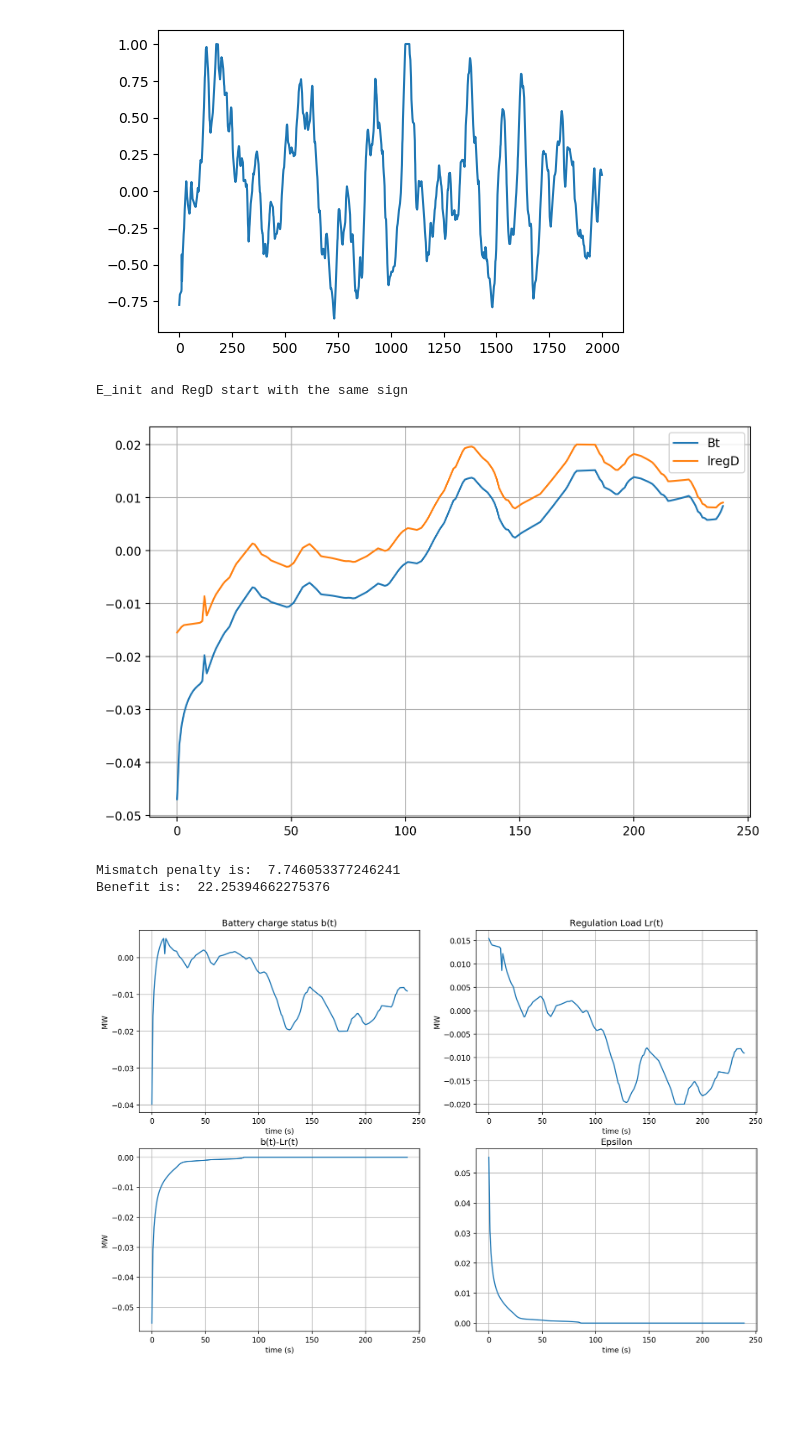
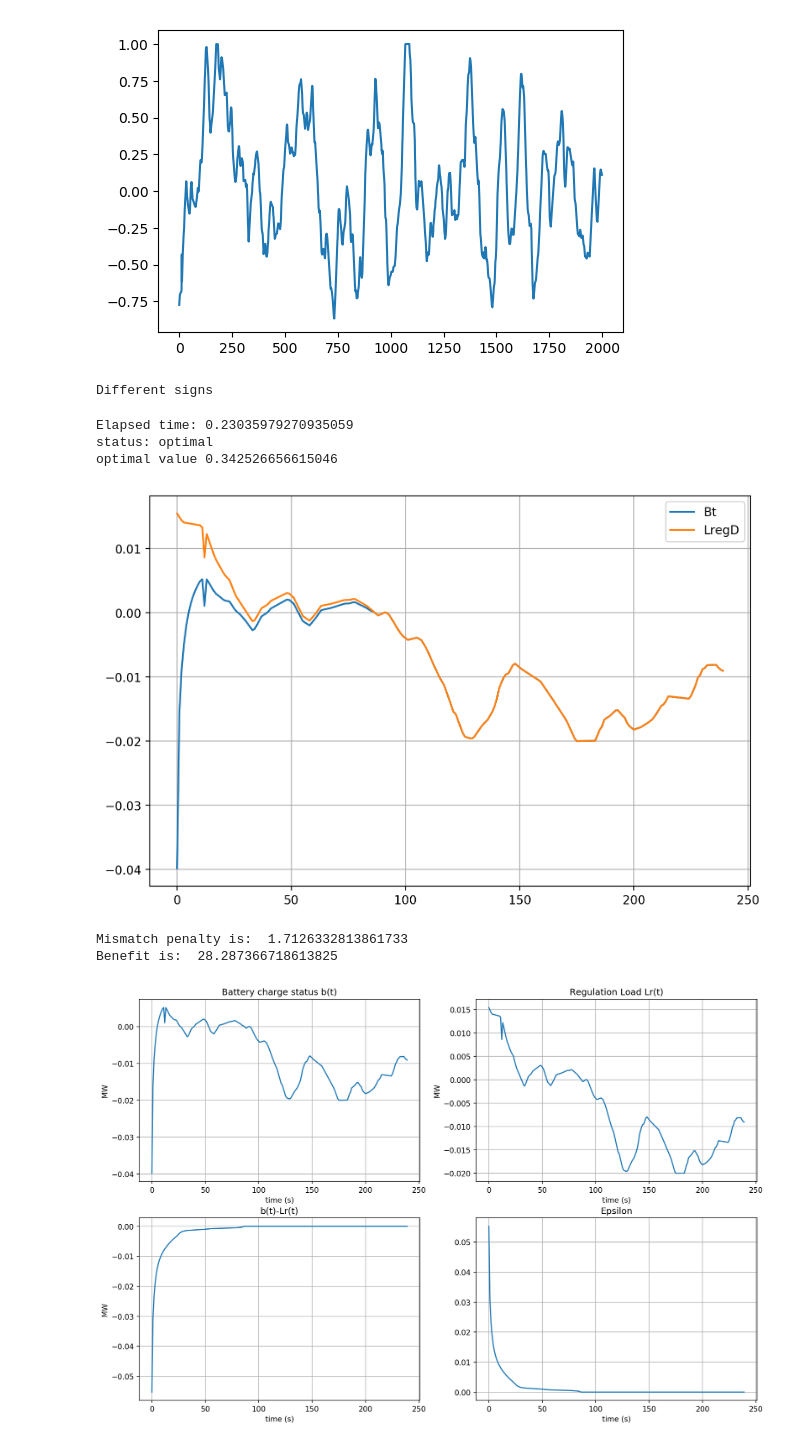
Before and after one commit to Thanosro/py_graphs, a Jupyter notebook: freq_regulation.ipynb, the cells around one changed output. Drawn from its saved outputs; the diff is of its cells as text; code cells hidden in the pictures; blank space fills up the shorter version.

Commit message:
2ble plot

```diff
--- a/freq_regulation.ipynb
+++ b/freq_regulation.ipynb
@@ -42,7 +42,7 @@ plt.show()
 # %%
 # mobile ESS parameters
 T = 240;
-T = np.shape(regD_ar)[0]
+# T = np.shape(regD_ar)[0]
 # T = 5;
 L = 0.02; # MW
 E_max = L*T
@@ -54,7 +54,7 @@ E_init = -E_max/2
 assert E_init <=0, "E_init is positive"
 lam_c = 50; # $/MWh
 lam_mis = 5 # $/MWh
-regD = regD_ar[0:T]
+regD = -regD_ar[0:T]
 # T = np.shape(regD)[0]
 #  define the subtraction matrix
 Add_mat = np.tril(np.ones((T,T)))#, dtype=int))
@@ -64,7 +64,7 @@ elif E_init == 0:
     print('E_init = 0')
 else: print('Different signs')
 # %% [output]
-E_init and RegD start with the same sign
+Different signs
 # %%
 # # print(Add_mat*Bt.value[0:5])
 # print('Add*Bt: ',np.shape(Add_mat*Bt.value))
@@ -96,24 +96,28 @@ print('Elapsed time:',t1-t0)
 print("status:", prob.status)
 print("optimal value", prob.value)
 # print("optimal var", Bt.value)
+# %% [output]
+Elapsed time: 0.23035979270935059
+status: optimal
+optimal value 0.342526656615046
 # %%
 fig2 = plt.figure(100, figsize=(9, 6), dpi=200, facecolor='w', edgecolor='k')
 plt.plot(Bt.value)
 # plt.plot(Bt.value-L*regD)
 plt.plot(L*regD)
-plt.legend(['Bt','lregD'])
+plt.legend(['Bt','LregD'])
 plt.grid(True)
 plt.show()
 # %% [output]
-[figure, old version]
+[figure, new version]
 # %%
 mis_pen = lam_mis*np.sum(np.abs(Bt.value - L*regD));
 serv_ben = lam_c*L*30 - mis_pen # each 10 time intervals correspond to an hour
 print("Mismatch penalty is: ",mis_pen)
 print("Benefit is: ",serv_ben)
 # %% [output]
-Mismatch penalty is:  7.746053377246241
-Benefit is:  22.25394662275376
+Mismatch penalty is:  1.7126332813861733
+Benefit is:  28.287366718613825
 # %%
 fig = plt.figure(200, dpi=150)
 fig.subplots_adjust(hspace=0.2, wspace=0.2)
```
Also changed, not shown: parts of 2 cells of this notebook.
